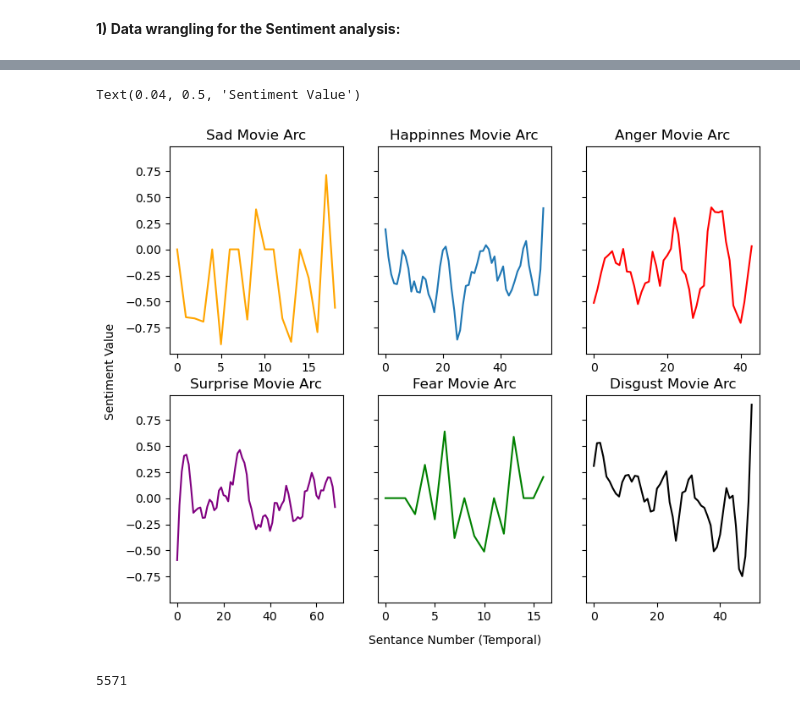
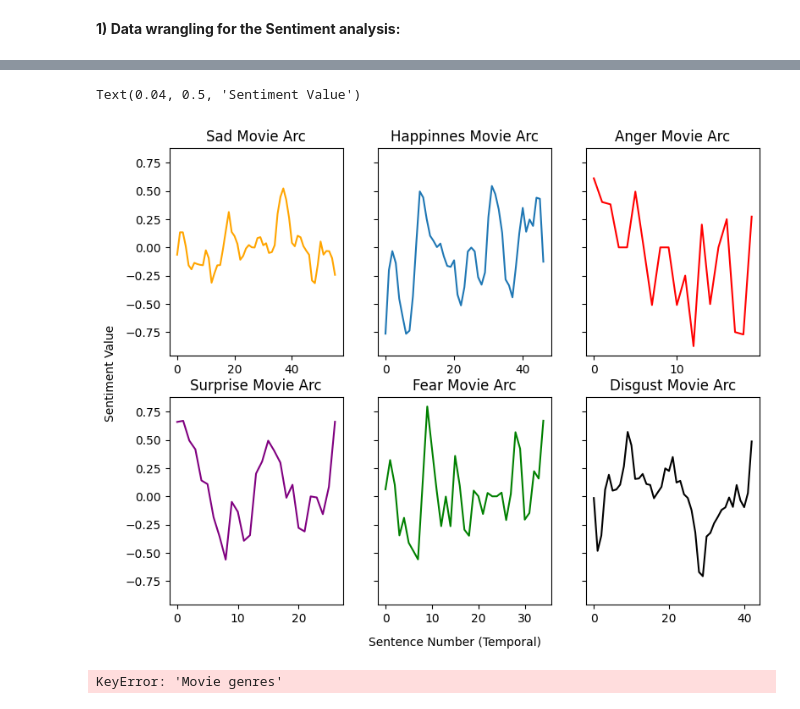
Before and after one commit to epfl-ada/ada-2023-project-boat2023, a Jupyter notebook: Playing_around.ipynb, the cells around one changed output, grey strips where cells are left out. Drawn from its saved outputs; the diff is of its cells as text; code cells hidden in the pictures.

```diff
--- a/Playing_around.ipynb
+++ b/Playing_around.ipynb
@@ -337,7 +426,7 @@ happiness_keywords = [
     'pleasure', 'rejoicing', 'entertainment', 'amusement', 'exuberant', 'glad', 'thrilled', 'upbeat', 'pleased',
     'ecstatic', 'mirthful', 'radiant', 'jubilant', 'upbeat', 'contented', 'pleasurable', 'exuberant'
 ]
-happiness_movies = movies[movies['summaries'].apply(lambda x: has_keyword(x, happiness_keywords))]
+happiness_movies = movies[movies['Plot Summary'].apply(lambda x: has_keyword(x, happiness_keywords))]
 # %%
 print(f"We have {len(happiness_movies)} happiness movies")
 happiness_movies.head(2)
@@ -356,7 +445,7 @@ fear_keywords = [
     'hysterical', 'foreboding', 'tense', 'panic-stricken', 'shocked', 'unnerved', 'terrifying', 'shuddery', 'afraid',
     'unsettled', 'fainthearted', 'cowardly', 'tremulous', 'distressed', 'anxiousness'
 ]
-fear_movies = movies[movies['summaries'].apply(lambda x: has_keyword(x, fear_keywords))]
+fear_movies = movies[movies['Plot Summary'].apply(lambda x: has_keyword(x, fear_keywords))]
 # %%
 print(f"We have {len(fear_movies)} fear movies")
 fear_movies.head(2)
@@ -375,7 +464,7 @@ anger_keywords = [
     'hate', 'disdain', 'contempt', 'aversion', 'abomination', 'appalled', 'detestation', 'grossed out', 'sickening',
     'horrified', 'abominable', 'discontent', 'hostile', 'vindictive', 'exasperation', 'outraged', 'exasperated', 'disgruntled'
 ]
-anger_movies = movies[movies['summaries'].apply(lambda x: has_keyword(x, anger_keywords))]
+anger_movies = movies[movies['Plot Summary'].apply(lambda x: has_keyword(x, anger_keywords))]
 # %%
 print(f"We have {len(anger_movies)} anger movies")
 anger_movies.head(2)
@@ -396,7 +485,7 @@ disgust_keywords = [
     'revolting', 'contemptible', 'abominate', 'disinclined', 'abhor', 'distasteful', 'outrageous', 'fetid',
     'unpalatable', 'frightful', 'sickening', 'vomitous', 'heinous', 'horrifying', 'appalling', 'disgustful'
 ]
-disgust_movies = movies[movies['summaries'].apply(lambda x: has_keyword(x, disgust_keywords))]
+disgust_movies = movies[movies['Plot Summary'].apply(lambda x: has_keyword(x, disgust_keywords))]
 # %%
 print(f"We have {len(disgust_movies)} disgust movies")
 disgust_movies.head(2)
@@ -408,32 +497,32 @@ We have 1708 disgust movies
 # %%
 # now let us visualize different movie arcs for each genre (a sample from each)
 fig, axis = plt.subplots(2,3, figsize=(9,7), sharey=True)
 # plot the random movie arc
 axis[0,0].plot(list(sad_movies.iloc[67]["summaries_scores"]), color="orange")
 axis[0,0].set_title("Sad Movie Arc")
 
 axis[0,1].plot(list(happiness_movies.iloc[88]["summaries_scores"]))
 axis[0,1].set_title("Happinnes Movie Arc")
 
 axis[1,0].plot(list(surprise_movies.iloc[12]["summaries_scores"]), color="purple")
 axis[1,0].set_title("Surprise Movie Arc")
 
 axis[1,1].plot(list(fear_movies.iloc[10]["summaries_scores"]), color="green")
 axis[1,1].set_title("Fear Movie Arc")
 
 axis[0,2].plot(list(anger_movies.iloc[67]["summaries_scores"]), color="red")
 axis[0,2].set_title("Anger Movie Arc")
 
 axis[1,2].plot(list(disgust_movies.iloc[7]["summaries_scores"]), color="black")
 axis[1,2].set_title("Disgust Movie Arc")
 
-fig.text(0.5, 0.04, "Sentance Number (Temporal)", ha="center")
+fig.text(0.5, 0.04, "Sentence Number (Temporal)", ha="center")
 fig.text(0.04, 0.5, "Sentiment Value", va="center", rotation="vertical")
 # %% [output]
 Text(0.04, 0.5, 'Sentiment Value')
-[figure, old version]
+[figure, new version]
 # %%
 #We need to find a way to extract the genres
-len(terrorism_df["Movie genres"].unique())
+len(df_terrorism_summaries["Movie genres"].unique())
 # %% [output]
-5571
+KeyError: 'Movie genres'
```
Also changed, not shown: parts of 55 cells of this notebook, 2 other files.
